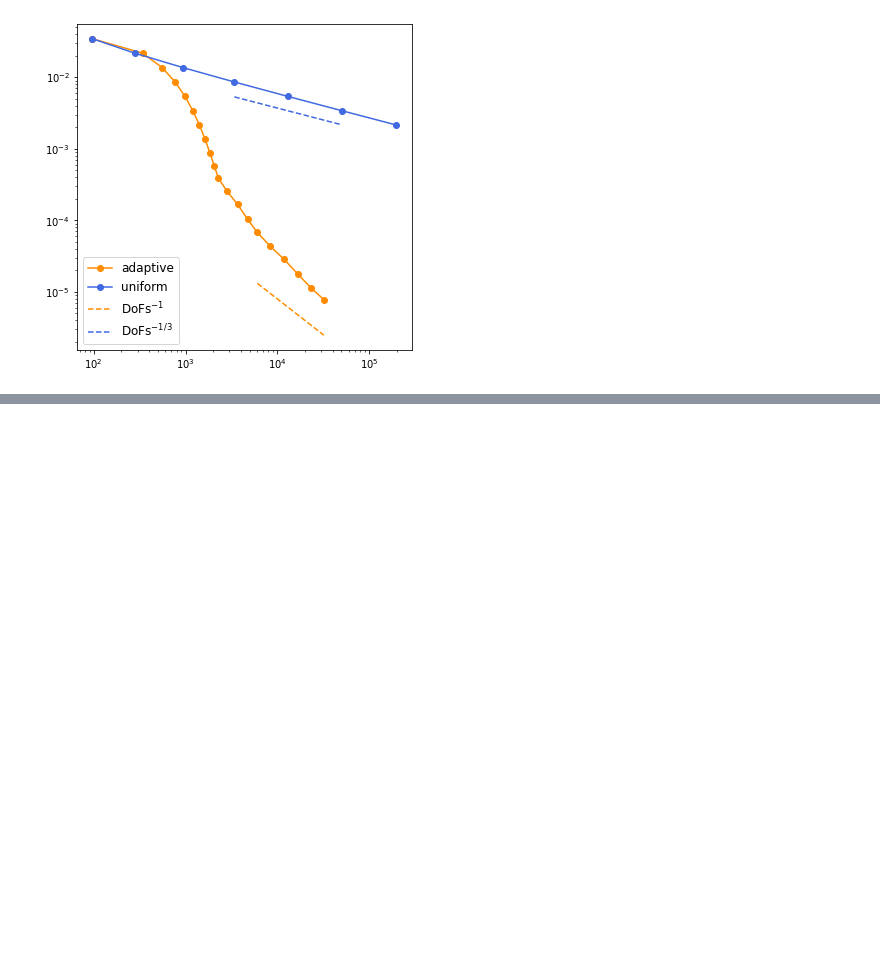
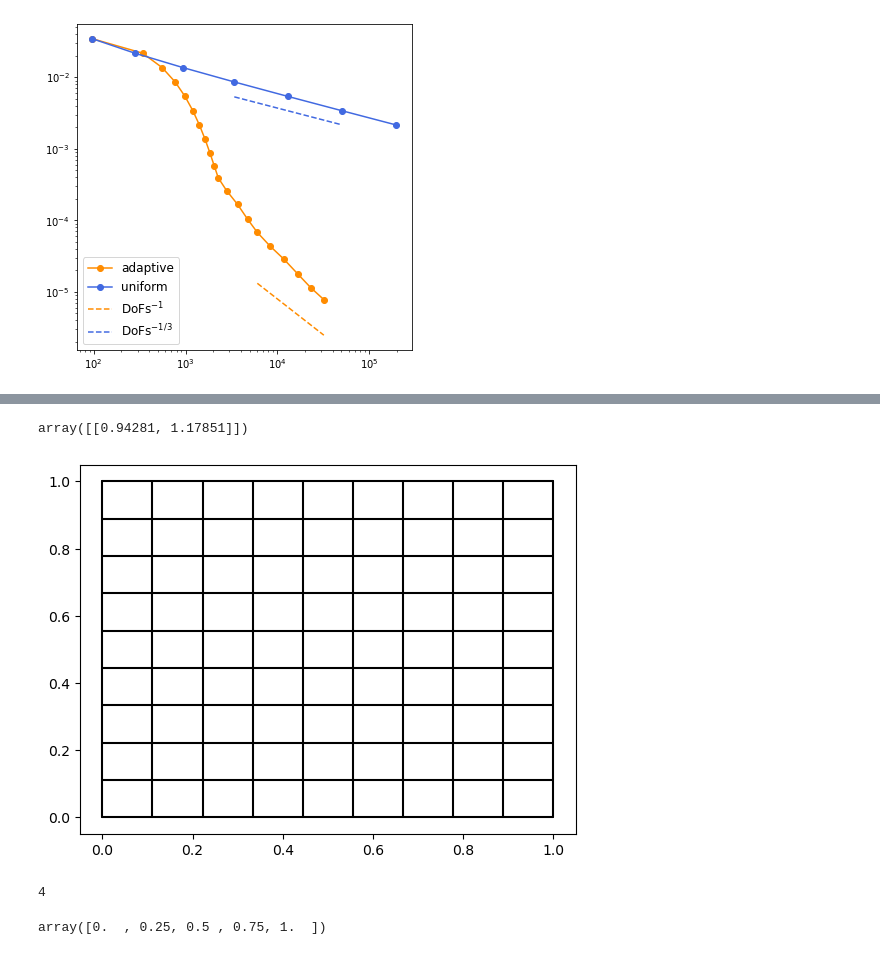
Before and after one commit to c-f-h/pyiga, a Jupyter notebook: notebooks/Test.ipynb, the cells around one changed output, grey strips where cells are left out. Saved outputs shown, nothing was run; the diff lists cells and outputs as text; code cells hidden in the pictures; blank space fills up the shorter version.

```diff
--- a/notebooks/Test.ipynb
+++ b/notebooks/Test.ipynb
@@ -1133,0 +1091,16 @@ AssertionError: no further dofs could be eliminated.
+# %%
+Z[1:-1,1:-1,0]
+# %% [output]
+array([[0.94281, 1.17851]])
+# %%
+vis.plot_geo(geo)
+# %% [output]
+[figure, added]
+# %%
+M.kvs()[0][0].numdofs
+# %% [output]
+4
+# %%
+np.linspace(0,1,5)
+# %% [output]
+array([0.  , 0.25, 0.5 , 0.75, 1.  ])
```
Also changed, not shown: parts of 24 cells of this notebook.
